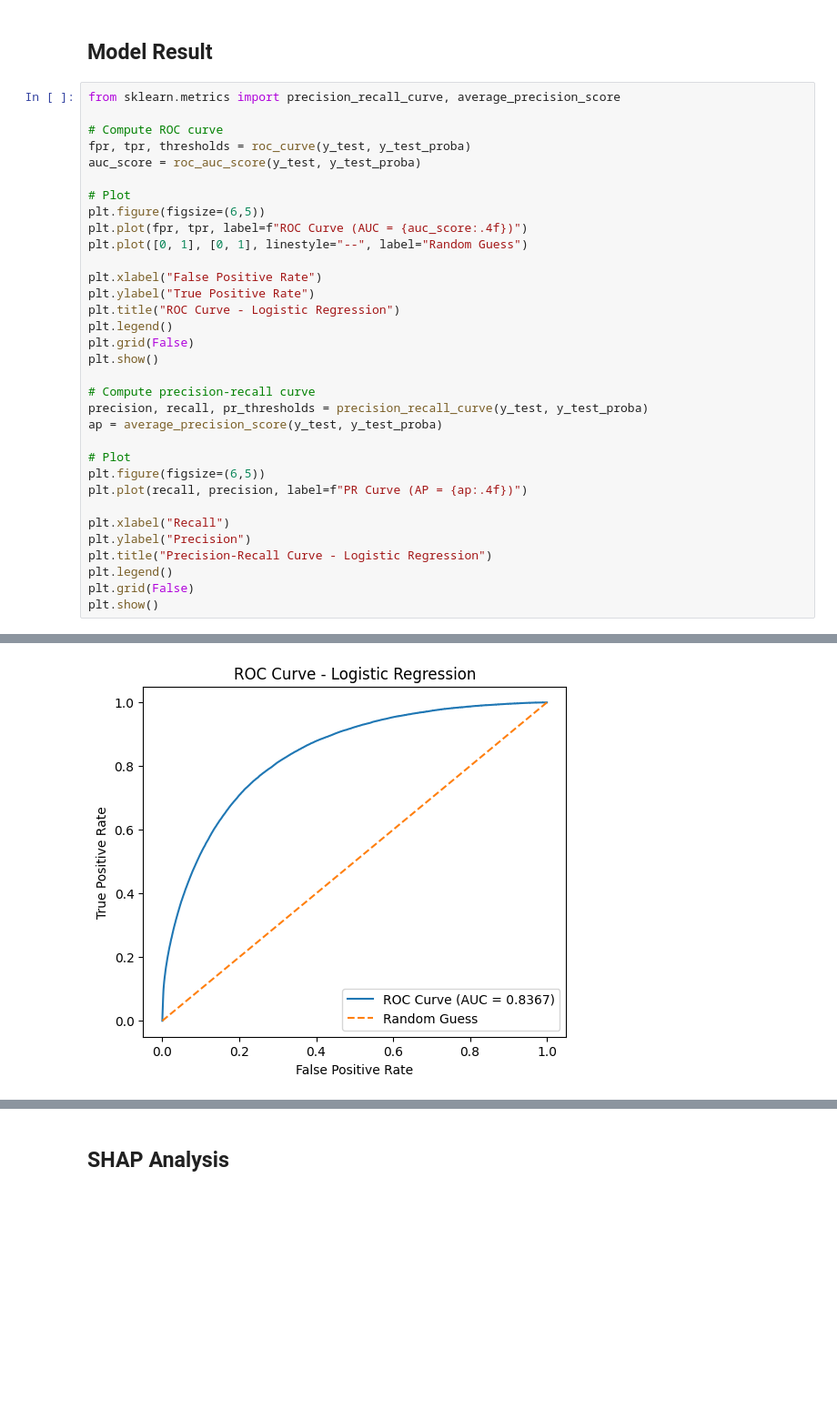
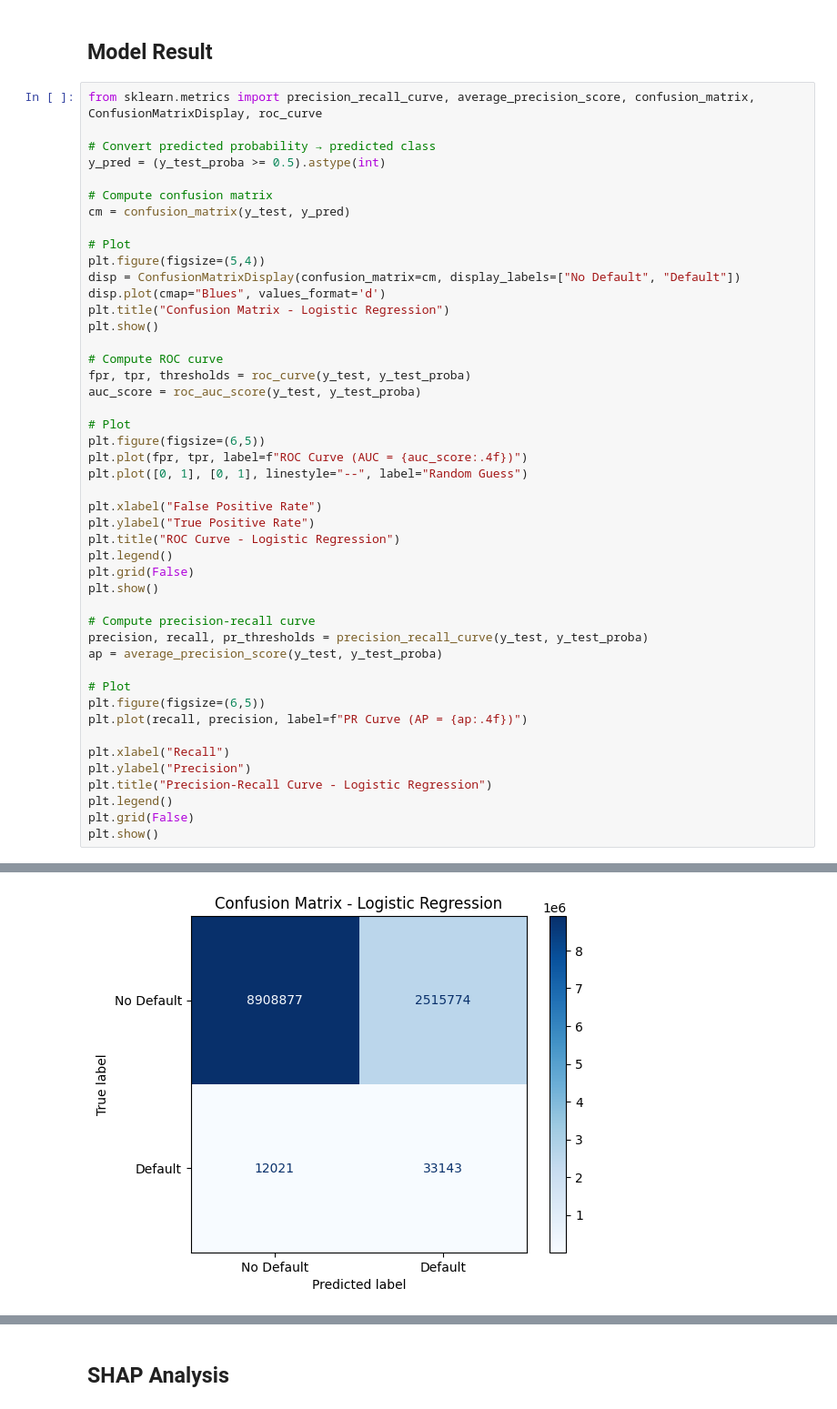
Before and after one commit to JoyWu-302121/Mortgage_Default_Predict, a Jupyter notebook: Code/Logistic_model.ipynb, the cells around one changed output, grey strips where cells are left out. Shown at 91% size. Drawn from its saved outputs; the diff is of its cells as text; blank space fills up the shorter version.

```diff
--- a/Code/Logistic_model.ipynb
+++ b/Code/Logistic_model.ipynb
@@ -275,7 +264,20 @@ weighted avg       0.99      0.75      0.85  11469815
 # %% [markdown]
 ## Model Result
 # %%
-from sklearn.metrics import precision_recall_curve, average_precision_score
+from sklearn.metrics import precision_recall_curve, average_precision_score, confusion_matrix, ConfusionMatrixDisplay, roc_curve
+
+# Convert predicted probability → predicted class
+y_pred = (y_test_proba >= 0.5).astype(int)
+
+# Compute confusion matrix
+cm = confusion_matrix(y_test, y_pred)
+
+# Plot
+plt.figure(figsize=(5,4))
+disp = ConfusionMatrixDisplay(confusion_matrix=cm, display_labels=["No Default", "Default"])
+disp.plot(cmap="Blues", values_format='d')
+plt.title("Confusion Matrix - Logistic Regression")
+plt.show()
 
 # Compute ROC curve
 fpr, tpr, thresholds = roc_curve(y_test, y_test_proba)
@@ -311 +314 @@ plt.show()
-[figure, old version]
+[figure, new version]
```
Also changed, not shown: parts of 4 cells of this notebook, 20 other files.
